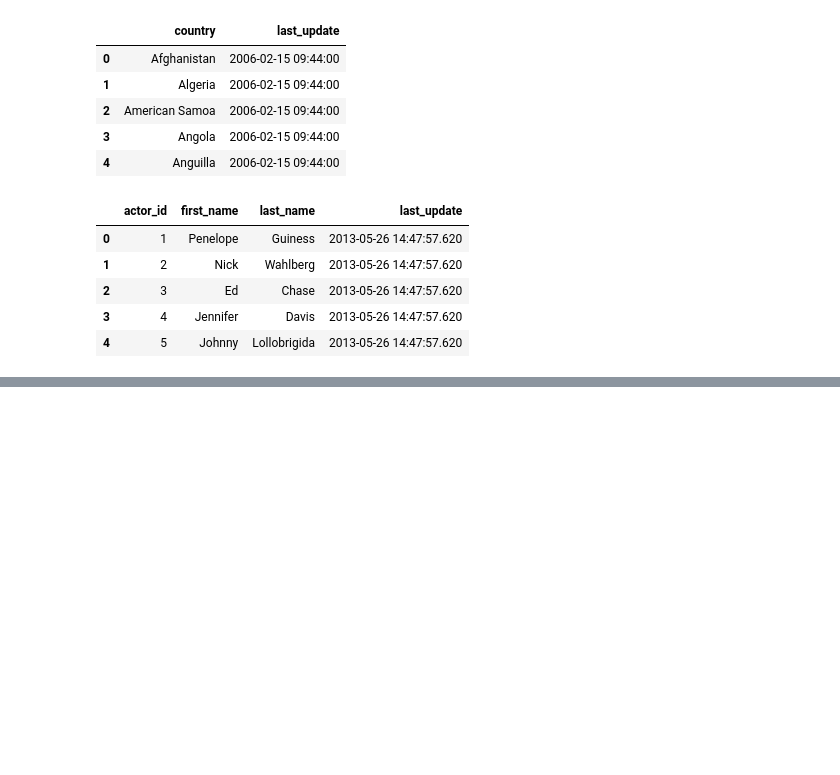
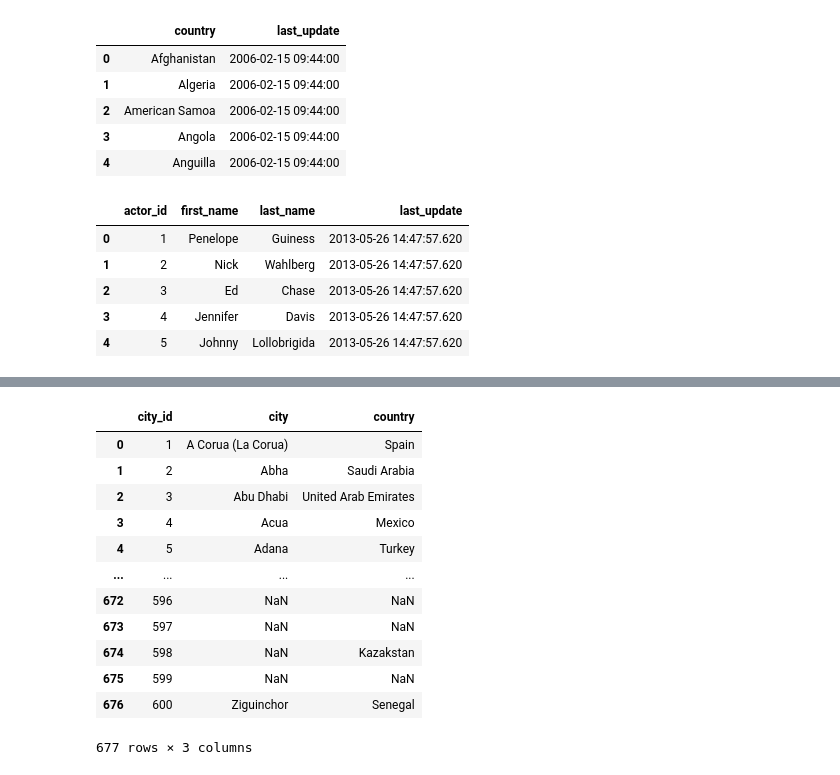
Before and after one commit to naufalqii16/ETL-dvd-rental, a Jupyter notebook: explore.ipynb, the cells around one changed output, grey strips where cells are left out. Saved outputs shown, nothing was run; the diff lists cells and outputs as text; code cells hidden in the pictures; blank space fills up the shorter version.

```diff
--- a/explore.ipynb
+++ b/explore.ipynb
@@ -117,0 +554,16 @@ actor_df.head()
+# %%
+table_dict['city']
+# %% [output]
+|  | city_id | city | country |
+| 0 | 1 | A Corua (La Corua) | Spain |
+| 1 | 2 | Abha | Saudi Arabia |
+| 2 | 3 | Abu Dhabi | United Arab Emirates |
+| 3 | 4 | Acua | Mexico |
+| 4 | 5 | Adana | Turkey |
+| ... | ... | ... | ... |
+| 672 | 596 | NaN | NaN |
+| 673 | 597 | NaN | NaN |
+| 674 | 598 | NaN | Kazakstan |
+| 675 | 599 | NaN | NaN |
+| 676 | 600 | Ziguinchor | Senegal |
+677 rows × 3 columns
```
Also changed, not shown: parts of 72 cells of this notebook.
